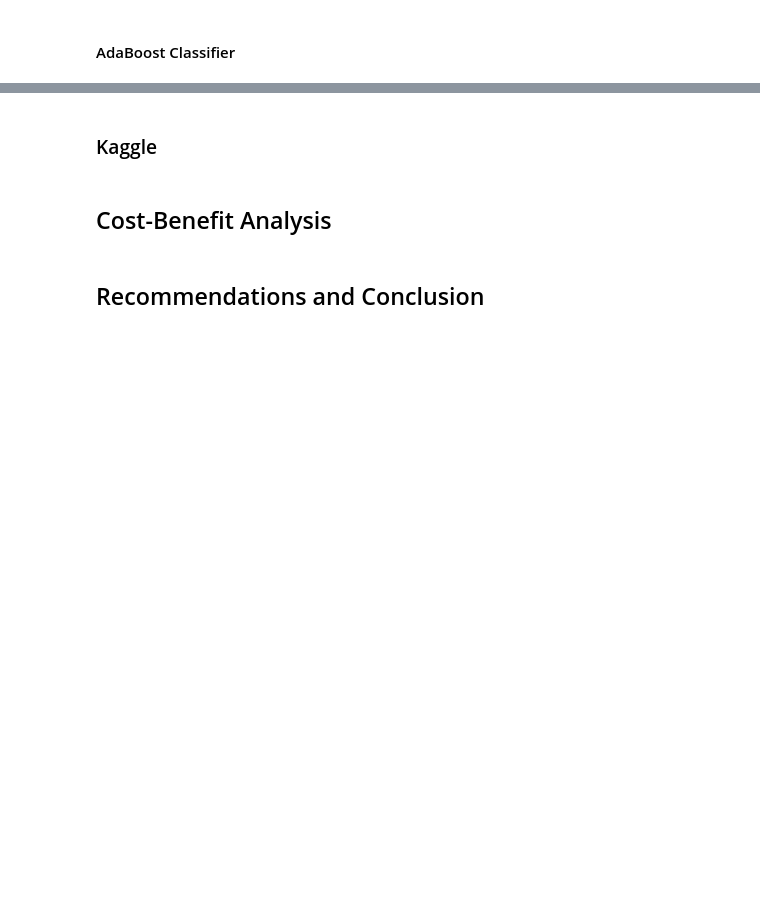
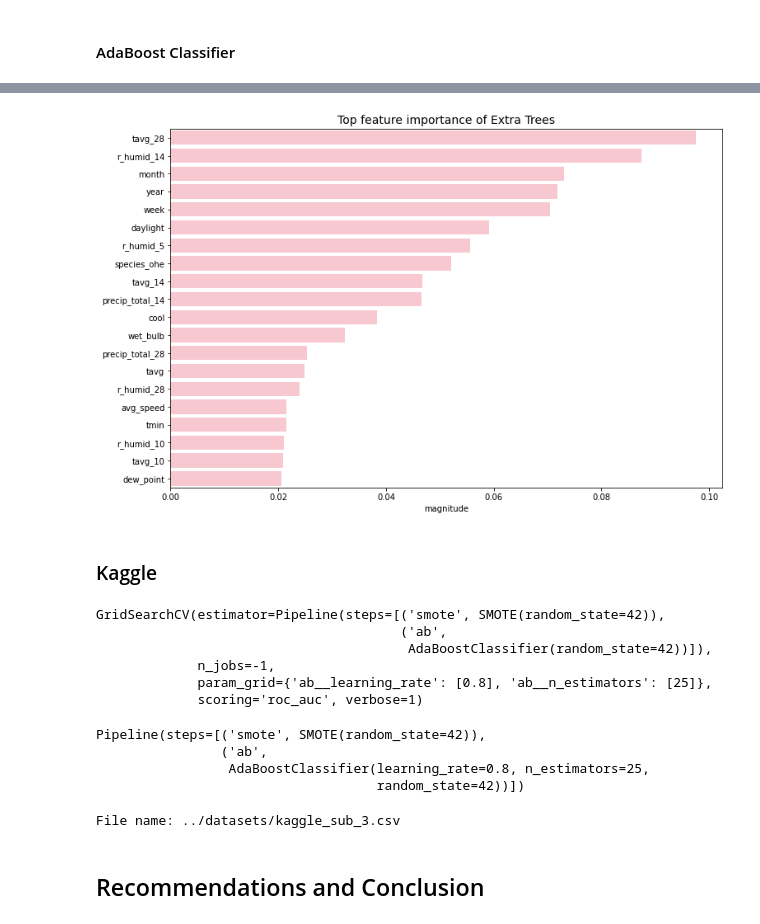
Before and after one commit to SiddharthPatel45/west-nile-virus, a Jupyter notebook: code/Part 2 - Modelling and Evaluation.ipynb, the cells around one changed output, grey strips where cells are left out. Cells and saved outputs as stored; diff of their text form; code cells hidden in the pictures; blank space fills up the shorter version.

```diff
--- a/code/Part 2 - Modelling and Evaluation.ipynb
+++ b/code/Part 2 - Modelling and Evaluation.ipynb
@@ -370,9 +505,38 @@ def plot_cm_roc(model, X, y):
+# %%
+# Feature importances extra trees
+importance = pd.DataFrame(gs_dict['gs_et'].best_estimator_.named_steps['et'].feature_importances_,
+                          index=X_train.columns).sort_values(by=0, ascending=False)
+importance = importance[importance > 0.02].dropna().rename(columns={0: 'magnitude'})
+
+# plot the importance values > 0
+plt.figure(figsize=(12, 8))
+plt.title("Top feature importance of Extra Trees", fontdict={'fontsize': 14})
+sns.barplot(data=importance, x='magnitude', y=importance.index, color='pink');
+# %% [output]
+[figure, added]
 # %% [markdown]
 ### Kaggle
+# %%
+best_model
+# %% [output]
+GridSearchCV(estimator=Pipeline(steps=[('smote', SMOTE(random_state=42)),
+                                       ('ab',
+                                        AdaBoostClassifier(random_state=42))]),
+             n_jobs=-1,
+             param_grid={'ab__learning_rate': [0.8], 'ab__n_estimators': [25]},
+             scoring='roc_auc', verbose=1)
+# %%
+#fit the best model with entire training data to make predictions for the test
+best_model.best_estimator_.fit(X, y)
+# %% [output]
+Pipeline(steps=[('smote', SMOTE(random_state=42)),
+                ('ab',
+                 AdaBoostClassifier(learning_rate=0.8, n_estimators=25,
+                                    random_state=42))])
 # %%
 #save the kaggle submission file
-# get_kaggle_format(best_model.predict_proba(X_test))
+get_kaggle_format(best_model.predict_proba(X_test)[:, 1])
+# %% [output]
+File name: ../datasets/kaggle_sub_3.csv
-# %% [markdown]
-## Cost-Benefit Analysis
 # %% [markdown]
 ## Recommendations and Conclusion
```
Also changed, not shown: parts of 50 cells of this notebook.
